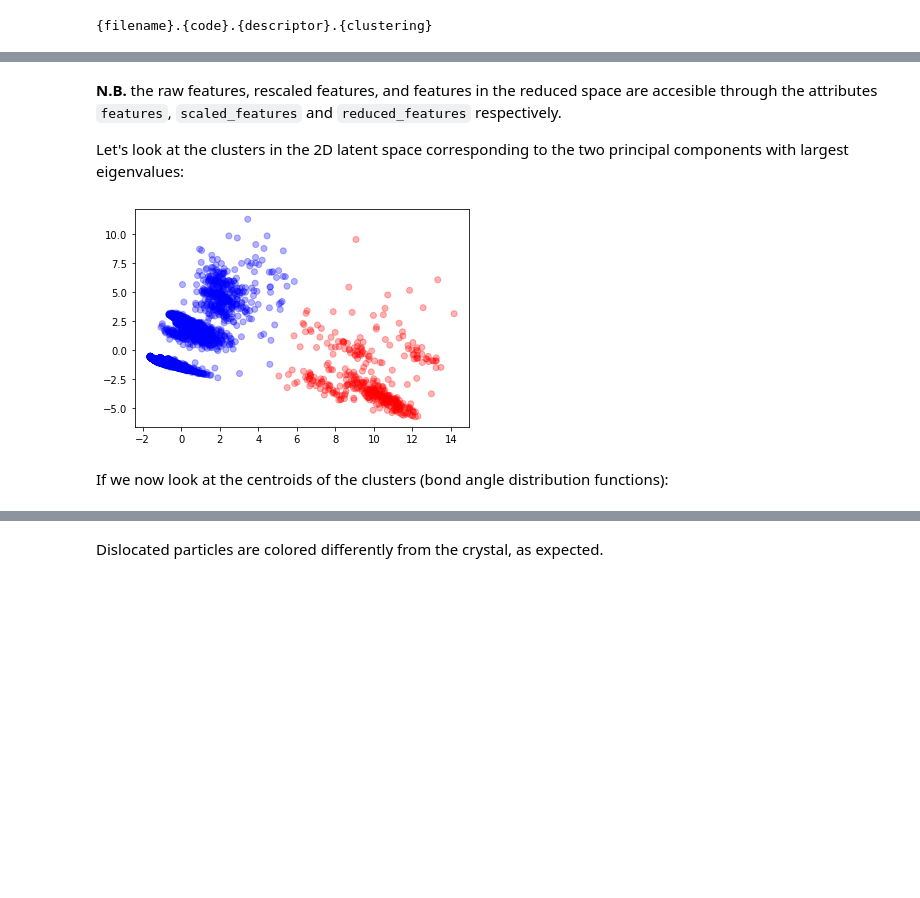
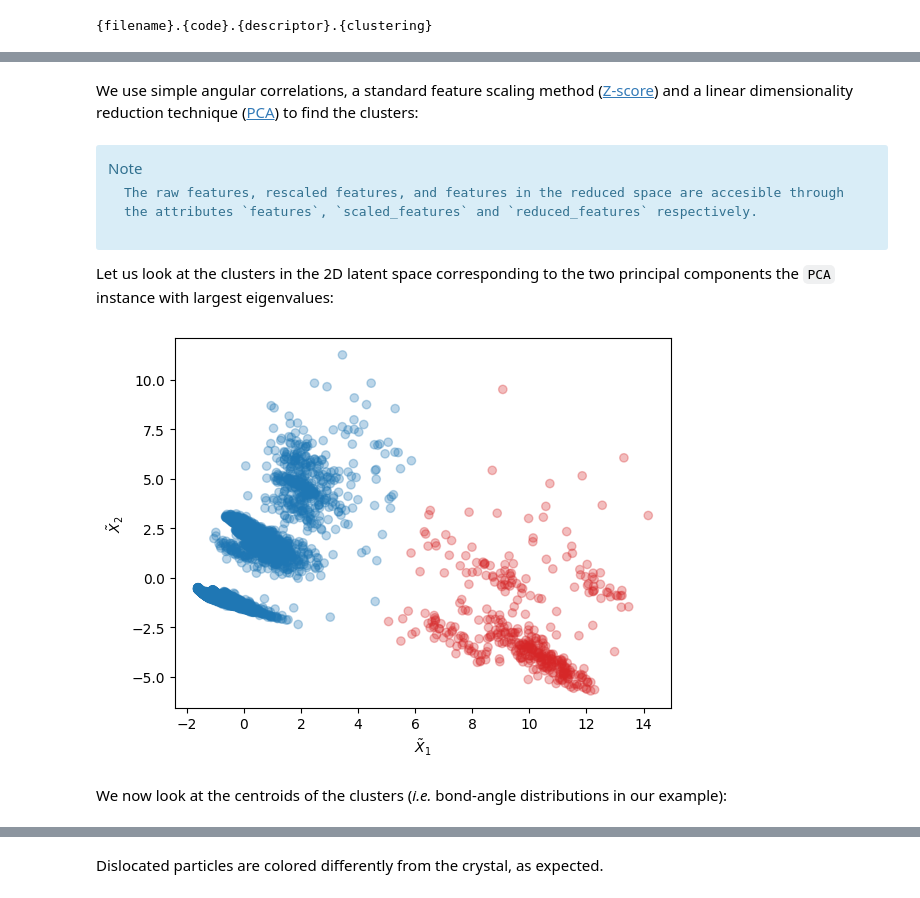
Before and after one commit to jorisparet/partycls, a Jupyter notebook: docs/tutorials/notebooks/2_workflow.ipynb, the cells around one changed output, grey strips where cells are left out. Drawn from its saved outputs; the diff is of its cells as text; code cells hidden in the pictures; blank space fills up the shorter version.

```diff
--- a/docs/tutorials/notebooks/2_workflow.ipynb
+++ b/docs/tutorials/notebooks/2_workflow.ipynb
@@ -143 +258,3 @@ We consider a cubic crystal in which some particles have been dislocated from th
+# %% [markdown]
+We use simple angular correlations, a standard feature scaling method ([Z-score](https://en.wikipedia.org/wiki/Standard_score)) and a linear dimensionality reduction technique ([PCA](https://en.wikipedia.org/wiki/Principal_component_analysis)) to find the clusters:
 # %%
@@ -164,21 +278,27 @@ xtal_wf.clustering.n_init = 100
 xtal_wf.run()
 # %% [markdown]
-**N.B.** the raw features, rescaled features, and features in the reduced space are accesible through the attributes `features`, `scaled_features` and `reduced_features` respectively.
+<div class="alert alert-info">
+    Note
 
-Let's look at the clusters in the 2D latent space corresponding to the two principal components with largest eigenvalues:
+    The raw features, rescaled features, and features in the reduced space are accesible through the attributes `features`, `scaled_features` and `reduced_features` respectively.
+</div>
+
+Let us look at the clusters in the 2D latent space corresponding to the two principal components the `PCA` instance with largest eigenvalues:
 # %%
 import numpy as np
 
-# features in latent space and labels
+# Features in latent space and labels
 X_red = xtal_wf.reduced_features
 labels = xtal_wf.labels
 
-# scatter plot of latent space with clusters' labels
-c = np.array(['b', 'r'])
+# Scatter plot of latent space with clusters' labels
+c = np.array(['tab:blue', 'tab:red'])
 plt.scatter(X_red[:,0], X_red[:,1], c=c[labels], alpha=0.3)
+plt.xlabel(r"$\tilde{X}_1$")
+plt.ylabel(r"$\tilde{X}_2$")
 plt.show()
 # %% [output]
-[figure, old version]
+[figure, new version]
 # %% [markdown]
-If we now look at the centroids of the clusters (bond angle distribution functions):
+We now look at the centroids of the clusters (*i.e.* bond-angle distributions in our example):
 # %%
```
Also changed, not shown: parts of 29 cells of this notebook, 1 other file.
